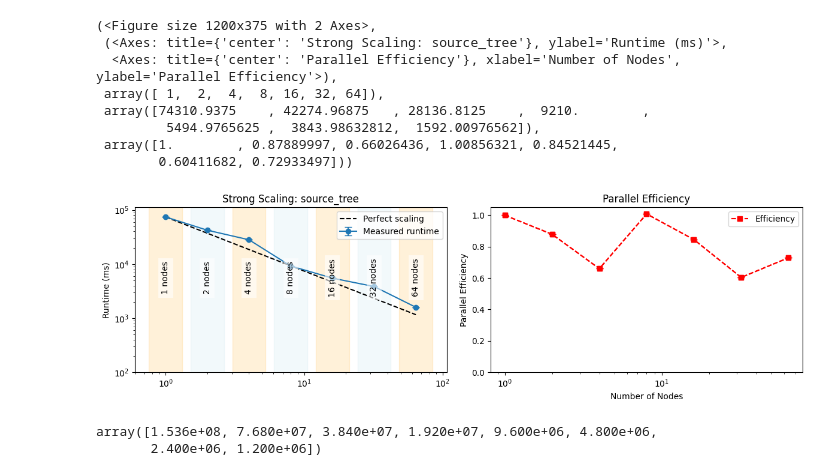
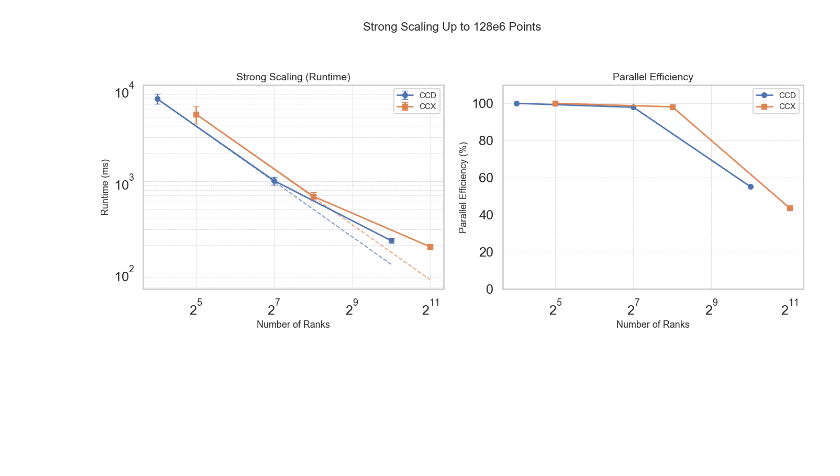
Before and after one commit to bempp/kifmm, a Jupyter notebook: hpc/ijhpca/Strong Scaling.ipynb, the cells around one changed output. Saved outputs shown, nothing was run; the diff lists cells and outputs as text; code cells hidden in the pictures; blank space fills up the shorter version.

```diff
--- a/hpc/ijhpca/Strong Scaling.ipynb
+++ b/hpc/ijhpca/Strong Scaling.ipynb
@@ -46,33 +5,0 @@ def pow2(x): return np.log2(x).is_integer()
-# %%
-max_nodes = 128
-min_nodes = 1
-ranks_per_node=16 # ranks on 1 node, such that 1 per CCX region
-total_ranks = max_nodes*ranks_per_node # 16 nodes, 32 ranks per node (1 per CCX region)
-min_points_per_rank = 125e3
-n = min_points_per_rank*total_ranks # total problem size
-print(f"Total problem size n={n/1e9}B")
-
-# Double number of nodes used until we reach max_nodes
-n_nodes = np.array(list(filter(pow2, [i for i in range(min_nodes, max_nodes+1)])))
-
-points_per_node = [n]
-for i in range(len(n_nodes)-1):
-    p = points_per_node[i]/2
-    points_per_node.append(p)
-points_per_node = np.array(points_per_node)
-
-total_ranks = n_nodes*ranks_per_node
-points_per_rank = np.int64(points_per_node/ranks_per_node)
-
-# The global depth is a function of the ranks per node (as will need enough global leaves to cover this many ranks (local trees))
-global_depth = v_global_depth(total_ranks)
-print(f"global depth {global_depth}")
-
-# Calculate max threshold for points per leaf from largest scale problem
-min_local_depth = 3
-max_points_per_leaf = points_per_rank[-1] / 8**min_local_depth
-
-local_depth = v_local_depth(points_per_rank, max_points_per_leaf = 2000, min_local_depth=min_local_depth)
-print(f"local depth {local_depth}")
-
-print(f"points per rank {points_per_rank}")
@@ -231,4 +5,0 @@ array([  16,   32,   64,  128,  256,  512, 1024, 2048])
-# %%
-# n_tasks=total_ranks
-
-df = pd.read_csv('strong_fft_p=153600000_n=128_11018635.csv')
@@ -245,18 +6,3 @@ df.head()
-# %%
-n_nodes = np.array([1,   2,   4,   8,  16,  32,  64])
-runtime_vs_nodes(df, n_nodes, 'source_tree')
-# %% [output]
-(<Figure size 1200x375 with 2 Axes>,
- (<Axes: title={'center': 'Strong Scaling: source_tree'}, ylabel='Runtime (ms)'>,
-  <Axes: title={'center': 'Parallel Efficiency'}, xlabel='Number of Nodes', ylabel='Parallel Efficiency'>),
- array([ 1,  2,  4,  8, 16, 32, 64]),
- array([74310.9375    , 42274.96875   , 28136.8125    ,  9210.        ,
-         5494.9765625 ,  3843.98632812,  1592.00976562]),
- array([1.        , 0.87889997, 0.66026436, 1.00856321, 0.84521445,
-        0.60411682, 0.72933497]))
-[figure, removed]
-# %%
-points_per_node
-# %% [output]
-array([1.536e+08, 7.680e+07, 3.840e+07, 1.920e+07, 9.600e+06, 4.800e+06,
-       2.400e+06, 1.200e+06])
+# %%
+df0 = pd.read_csv('data/strong_fft_n=128000000_p=64_11077776/strong_fft_n=128000000_p=64_11077776.csv')
+df1 = pd.read_csv('data/strong_fft_n=128000000_p=64_11077778/strong_fft_n=128000000_p=64_11077778.csv')
@@ -262,0 +92,4 @@ array([1.536e+08, 7.680e+07, 3.840e+07, 1.920e+07, 9.600e+06, 4.800e+06,
+# %%
+strong_scaling([df0,df1], names=["CCD", "CCX"], title="Strong Scaling Up to 128e6 Points")
+# %% [output]
+[figure, added]
```
Also changed, not shown: parts of 9 cells of this notebook, 1 other file.
